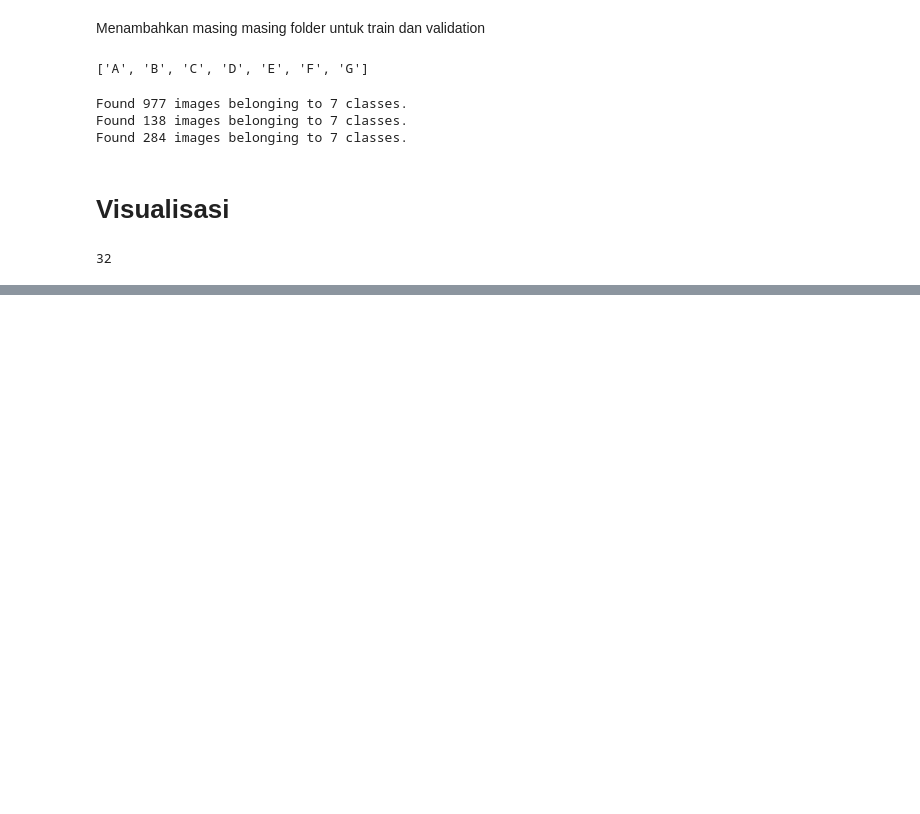
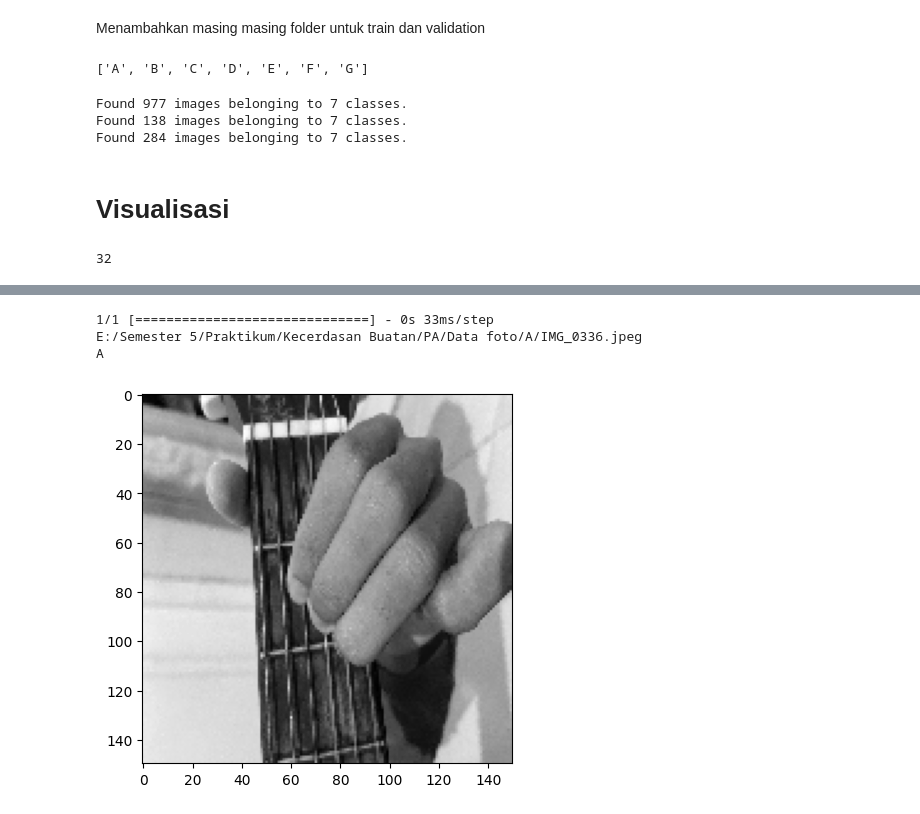
Before and after one commit to Nizares/GuitarChordsClassification, a Jupyter notebook: Kunci_Gitar.ipynb, the cells around one changed output, grey strips where cells are left out. Saved outputs shown, nothing was run; the diff lists cells and outputs as text; code cells hidden in the pictures; blank space fills up the shorter version.

```diff
--- a/Kunci_Gitar.ipynb
+++ b/Kunci_Gitar.ipynb
@@ -165,0 +161,31 @@ for _ in range(7):
+# %%
+filename = askopenfilename()
+img = keras.utils.load_img(filename, color_mode = 'grayscale', target_size=(150, 150))
+imgplot = plt.imshow(img, cmap = 'gray')
+x = img_to_array(img)
+x = np.expand_dims(x, axis=0)
+
+
+image = np.vstack([x])
+classes = model.predict(image, batch_size=32)
+
+print(filename)
+if classes[0][0] == 1:
+  print('A')
+elif classes[0][1] == 1:
+  print('B')
+elif classes[0][2] == 1:
+  print('C')
+elif classes[0][3] == 1:
+  print('D')
+elif classes[0][4] == 1:
+  print('E')
+elif classes[0][5] == 1:
+  print('F')
+else:
+  print('G')
+# %% [output]
+1/1 [==============================] - 0s 33ms/step
+E:/Semester 5/Praktikum/Kecerdasan Buatan/PA/Data foto/A/IMG_0336.jpeg
+A
+[figure, added]
```
Also changed, not shown: parts of 11 cells of this notebook.
